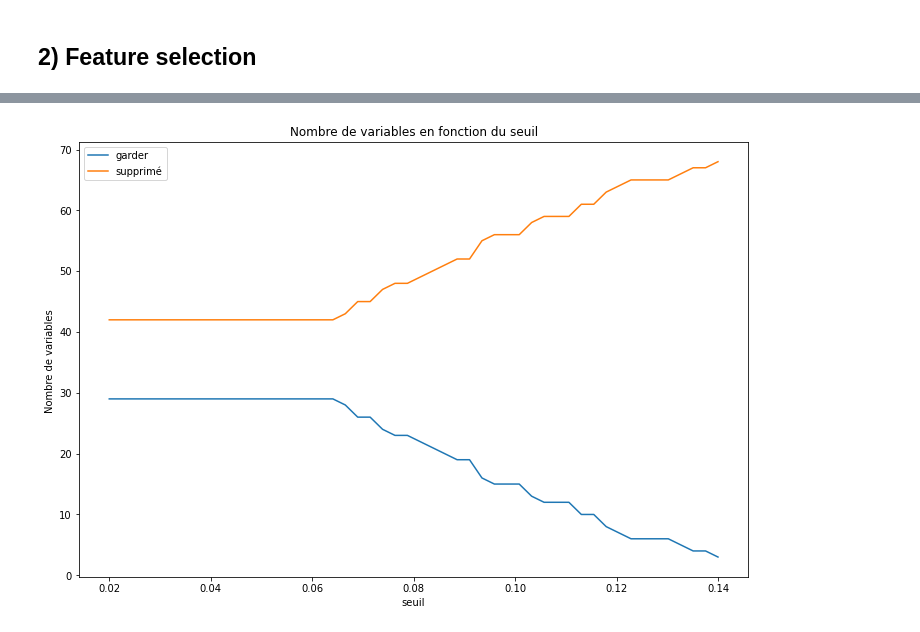
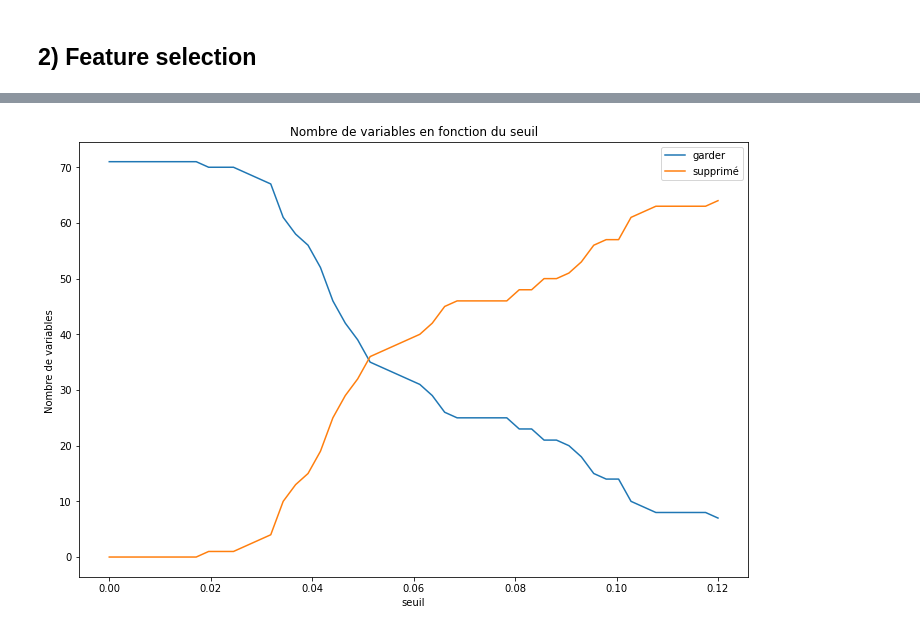
Before and after one commit to master-csmi/2022-m1-staps, a Jupyter notebook: motives_part/Classification/test.ipynb, the cells around one changed output, grey strips where cells are left out. Cells and saved outputs as stored; diff of their text form; code cells hidden in the pictures.

```diff
--- a/motives_part/Classification/test.ipynb
+++ b/motives_part/Classification/test.ipynb
@@ -36,6 +35,8 @@ y_3 = df.loc[:,'cluster3']
+# %%
+y_3 = df.loc[:,'clust']
 # %%
 X = df
-X.drop(df.columns[[0,1,2]], axis = 1, inplace = True)
+X.drop(df.columns[[71]], axis = 1, inplace = True)
 
 col_total  = X.columns
-# print(col_total)
+print(col_total)
@@ -115,3 +127,3 @@ pd.DataFrame(variance,index = X_test_3.columns ).plot.bar(figsize = (12,8))
 # %%
-seuil = 0.06
+seuil = 0
 X_train_3,X_test_3 = classe.selection_feature (X_test_3,X_train_3,seuil,col_total)
@@ -125,10 +130,10 @@ colonne_garder =  ['Galbant' 'Tolerance' 'Rythme' 'Rapide' 'Regulier' 'Equilibre
 # %%
-seuil = 0.06
-model = SVC(kernel= 'rbf', C = 10)
+
+model = SVC(kernel= 'rbf', C = 1)
 list_precision = []
 list_recall = []
 list_f1score = []
-list_seuil = np.linspace(0.02,0.14,50)
+list_seuil = np.linspace(0,0.12,50)
 # %%
 
 for seuil  in list_seuil :
@@ -170,22 +157,22 @@ colonne_garder =  ['Performance' 'Meilleur' 'detente']
 # %%
-list_seuil = np.linspace(0.02,0.14,50)
+list_seuil = np.linspace(0,0.12,50)
 list_col_sup = []
 list_col_keep = []
 for seuil in list_seuil :
     N_suprim , N_keep = classe.col_selection(X_test_3,seuil,col_total)
     list_col_sup.append(N_suprim)
     list_col_keep.append(N_keep)
 
 plt.figure(figsize =(12,8))
 plt.plot(list_seuil,list_col_keep,label = 'garder')
 plt.plot(list_seuil,list_col_sup ,label = 'supprimé')
 plt.legend()
 plt.title('Nombre de variables en fonction du seuil')
 plt.xlabel('seuil')
 plt.ylabel('Nombre de variables ')
 plt.show()
 # %% [output]
-[figure, old version]
+[figure, new version]
 # %%
 plt.figure(figsize =(12,8))
 plt.plot(list_col_keep,list_precision,label = 'garder')
```
Also changed, not shown: parts of 20 cells of this notebook, 56 other files.
